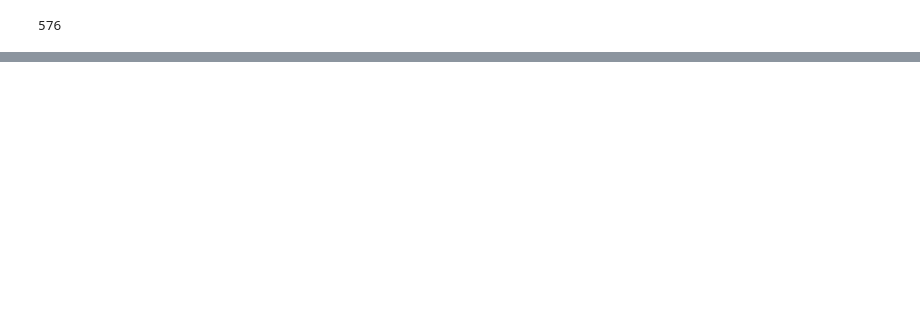
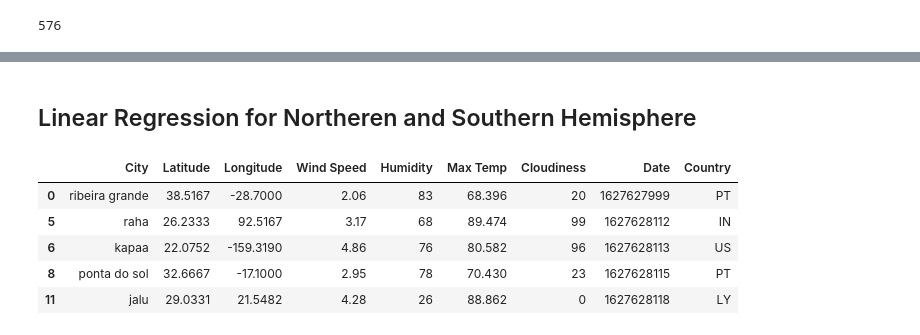
Before and after one commit to isha167/Python-API-Challenge, a Jupyter notebook: weatherpy/Weatherpy.ipynb, the cells around one changed output, grey strips where cells are left out. Drawn from its saved outputs; the diff is of its cells as text; code cells hidden in the pictures; blank space fills up the shorter version.

```diff
--- a/weatherpy/Weatherpy.ipynb
+++ b/weatherpy/Weatherpy.ipynb
@@ -146,0 +220,14 @@ summary_df
+# %% [markdown]
+## Linear Regression for Northeren and Southern Hemisphere
+# %%
+# dataframe for northern hemisphere
+north_df = weather_df.loc[weather_df['Latitude'] > 0]
+#diplay the df head()
+north_df.head()
+# %% [output]
+|  | City | Latitude | Longitude | Wind Speed | Humidity | Max Temp | Cloudiness | Date | Country |
+| 0 | ribeira grande | 38.5167 | -28.7000 | 2.06 | 83 | 68.396 | 20 | 1627627999 | PT |
+| 5 | raha | 26.2333 | 92.5167 | 3.17 | 68 | 89.474 | 99 | 1627628112 | IN |
+| 6 | kapaa | 22.0752 | -159.3190 | 4.86 | 76 | 80.582 | 96 | 1627628113 | US |
+| 8 | ponta do sol | 32.6667 | -17.1000 | 2.95 | 78 | 70.430 | 23 | 1627628115 | PT |
+| 11 | jalu | 29.0331 | 21.5482 | 4.28 | 26 | 88.862 | 0 | 1627628118 | LY |
```
Also changed, not shown: parts of 29 cells of this notebook.
